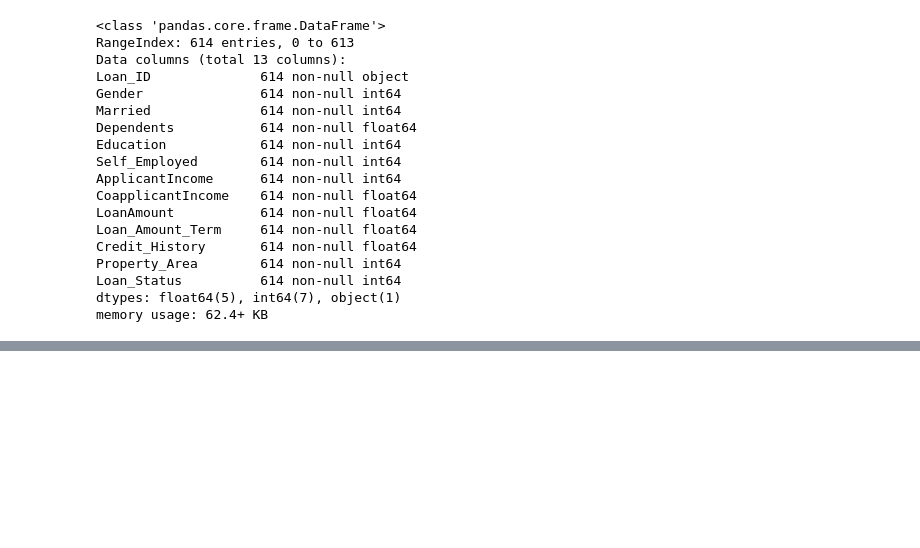
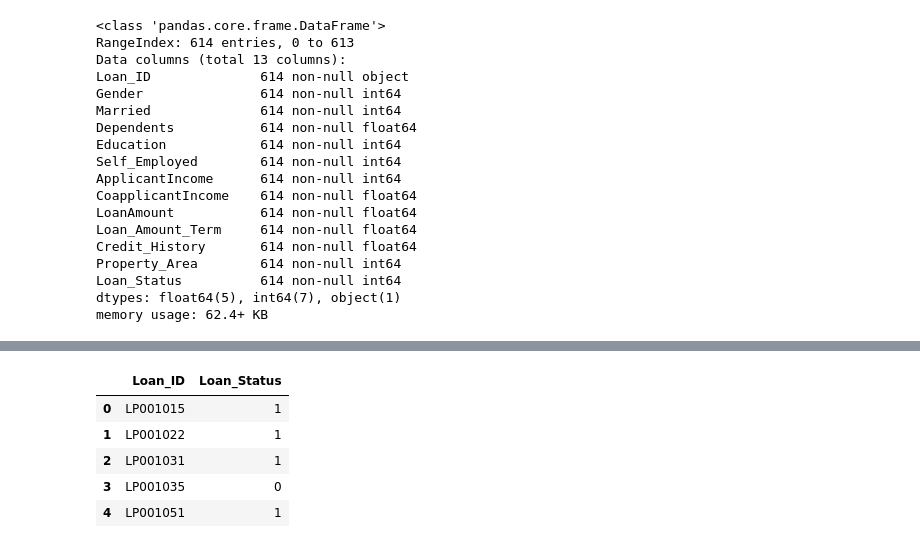
Before and after one commit to rdamehta/Loan_prediction, a Jupyter notebook: loan_predictions.ipynb, the cells around one changed output, grey strips where cells are left out. Saved outputs shown, nothing was run; the diff lists cells and outputs as text; code cells hidden in the pictures; blank space fills up the shorter version.

```diff
--- a/loan_predictions.ipynb
+++ b/loan_predictions.ipynb
@@ -198,0 +252,25 @@ memory usage: 62.4+ KB
+# %%
+test.Gender = test.Gender.map(lambda x: 0 if x=='Female' else 1)
+
+test.loc[test.Credit_History.isnull(), 'Credit_History'] = 0
+
+test.Married = test.Married.map(lambda x: 1 if x=='Yes' else 0)
+
+test.loc[test.Dependents.isnull(), 'Dependents'] = 0
+#train.Dependents[train.Dependents.isnull()]=0
+
+test.Dependents = pd.to_numeric(test.Dependents, errors = 'coerce')
+
+test.loc[test.Dependents.isnull(), 'Dependents']=3
+
+test.Education = test.Education.map(lambda x: 0 if x=='Not Graduate' else 1 if x=='Graduate' else 0 if x==0 else 1)
+
+test.Self_Employed = test.Self_Employed.map(lambda x: 0 if x=='No' else 1 if x=='Yes' else 0 if x==0 else 1)
+
+test.loc[test.LoanAmount.isnull(), 'LoanAmount'] = test.LoanAmount.mean()
+
+test.loc[test.Loan_Amount_Term.isnull(),'Loan_Amount_Term'] = test.Loan_Amount_Term.mean()
+
+test.Property_Area = test.Property_Area.map(lambda x: 0 if x == 'Urban' else 1 if x=='Semiurban' else 2)
+
+# test.Loan_Status = test.Loan_Status.map(lambda x: 1 if x=='Y' else 0)
@@ -198,0 +297,2 @@ memory usage: 62.4+ KB
+# %%
+X_test = test.drop(['Loan_ID'], axis=1)
@@ -198,0 +308,10 @@ memory usage: 62.4+ KB
+# %%
+sample.Loan_Status = lr.predict(X_test)
+sample.head()
+# %% [output]
+|  | Loan_ID | Loan_Status |
+| 0 | LP001015 | 1 |
+| 1 | LP001022 | 1 |
+| 2 | LP001031 | 1 |
+| 3 | LP001035 | 0 |
+| 4 | LP001051 | 1 |
```
Also changed, not shown: parts of 16 cells of this notebook, 6 other files.
